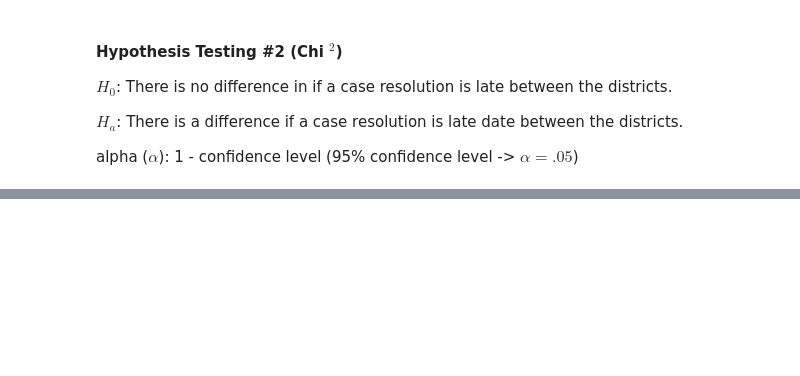
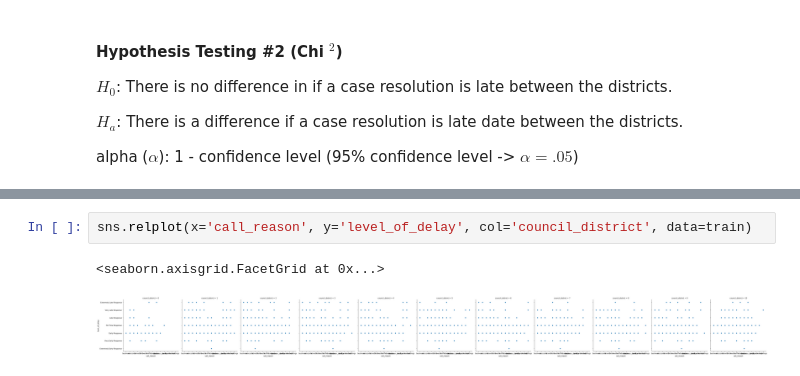
Before and after one commit to 3-1-1-Codeup/project, a Jupyter notebook: workbooks/gabby/explore_walkthrough.ipynb, the cells around one changed output, grey strips where cells are left out. Cells and saved outputs as stored; diff of their text form; blank space fills up the shorter version.

```diff
--- a/workbooks/gabby/explore_walkthrough.ipynb
+++ b/workbooks/gabby/explore_walkthrough.ipynb
@@ -55,0 +160,5 @@ get_chi_square(train)
+# %%
+sns.relplot(x='call_reason', y='level_of_delay', col='council_district', data=train)
+# %% [output]
+<seaborn.axisgrid.FacetGrid at 0x...>
+[figure, added]
```
Also changed, not shown: parts of 40 cells of this notebook, 1 other file.
